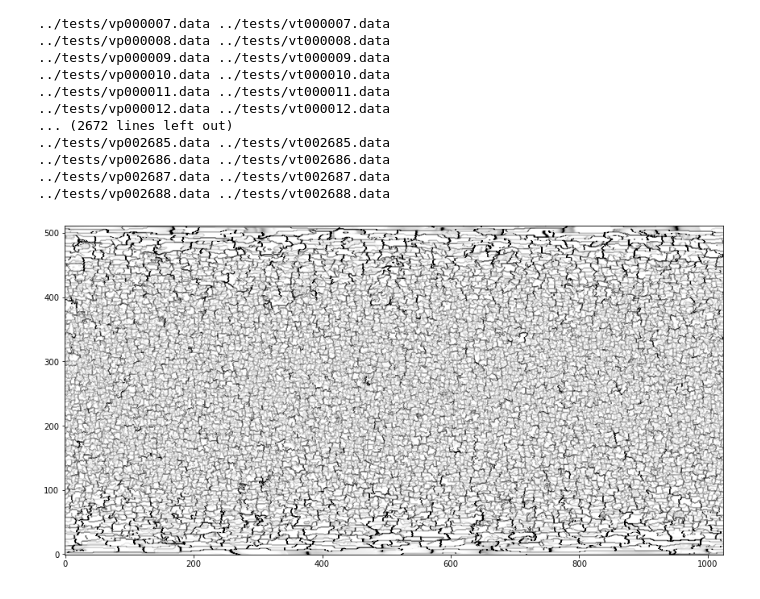
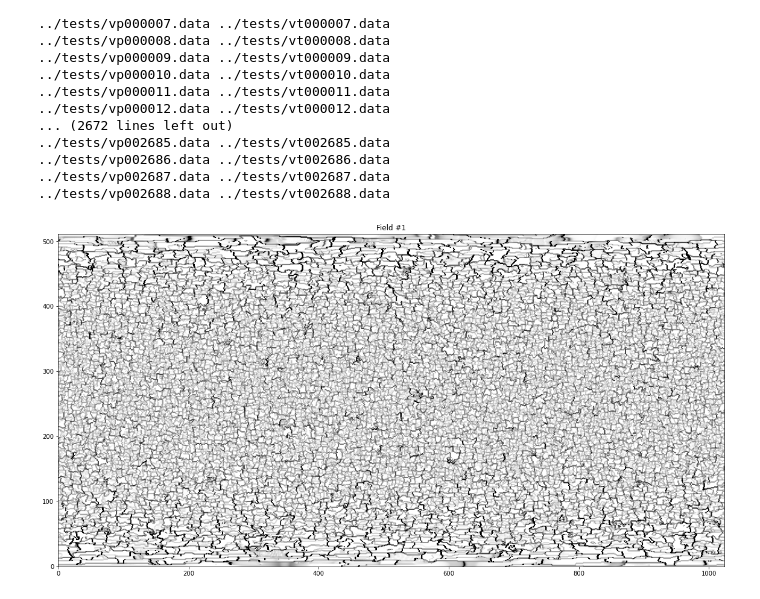
Before and after one commit to predsci/ConFlow, a Jupyter notebook: notebooks/sanity_check_vr_vp_original.ipynb, the cells around one changed output. Drawn from its saved outputs; the diff is of its cells as text; code cells hidden in the pictures.

Commit message:
ready notebook for dynamic sanity check (time series)

```diff
--- a/notebooks/sanity_check_vr_vp_original.ipynb
+++ b/notebooks/sanity_check_vr_vp_original.ipynb
@@ -60,9 +60,12 @@ for vpf, vtf in zip(vpfs, vtfs):
 ../tests/vp002687.data ../tests/vt002687.data
 ../tests/vp002688.data ../tests/vt002688.data
 # %%
-lanes = lanes_list[10]
-plt.figure(figsize=(12,7))
+i = 0
+lanes = lanes_list[i]
+plt.figure(figsize=(16,10))
 plt.imshow(lanes, origin='lower', vmin=0, vmax=10, cmap='gray_r')
+plt.title(f'Field #{i+1}')
 plt.tight_layout()
+plt.savefig(f'/mnt/data2/ConFlow/sanity_check/lanes_{i+1:06d}.jpg')
 # %% [output]
-[figure, old version]
+[figure, new version]
```
